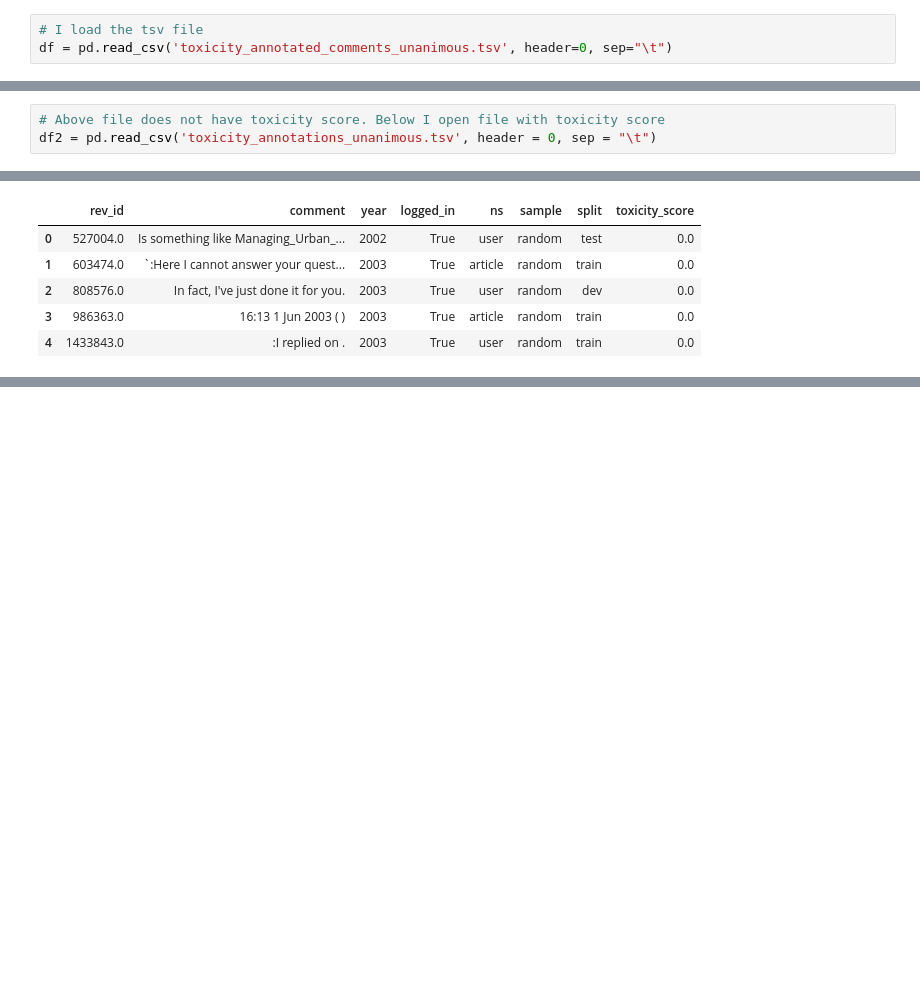
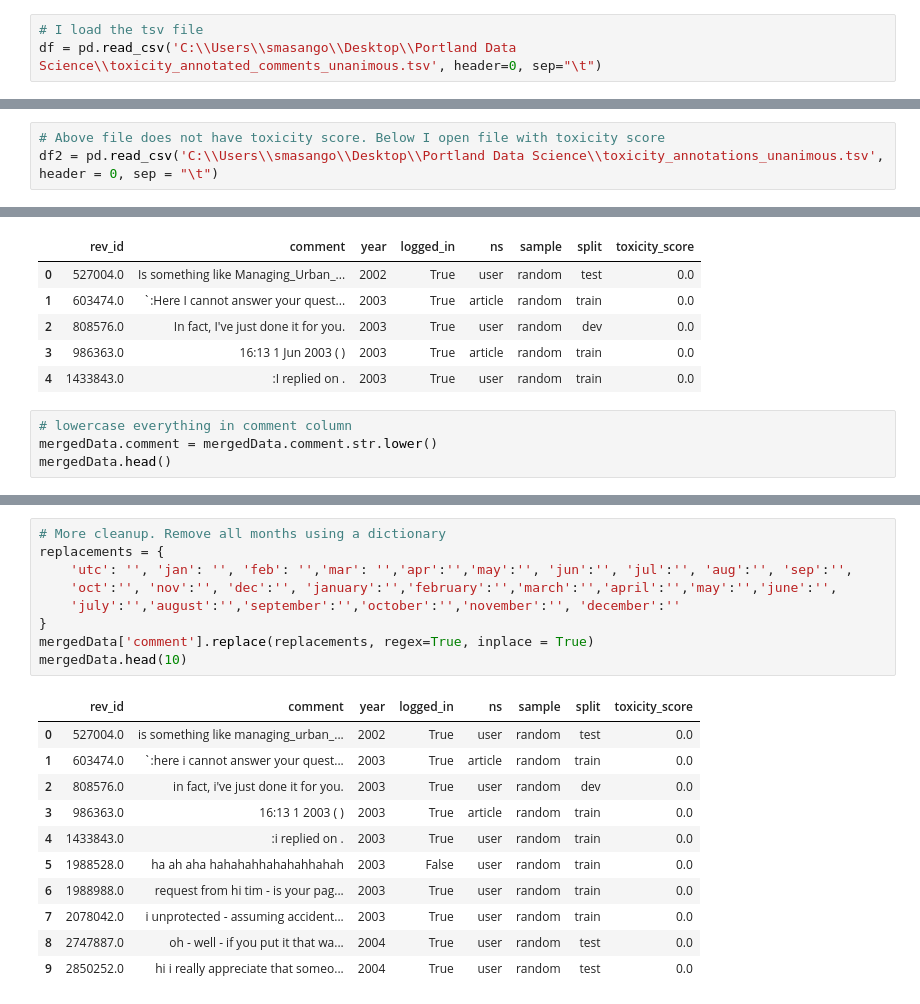
Before and after one commit to ngidingidi/Predicting_Toxicity_NLP_PDS, a Jupyter notebook: toxicity_analysis_pds.ipynb, the cells around one changed output, grey strips where cells are left out. Cells and saved outputs as stored; diff of their text form; blank space fills up the shorter version.

```diff
--- a/toxicity_analysis_pds.ipynb
+++ b/toxicity_analysis_pds.ipynb
@@ -5,7 +5,7 @@ import pandas as pd
 import numpy as np
 # %%
 # I load the tsv file
-df = pd.read_csv('toxicity_annotated_comments_unanimous.tsv', header=0, sep="\t")
+df = pd.read_csv('C:\\Users\\smasango\\Desktop\\Portland Data Science\\toxicity_annotated_comments_unanimous.tsv', header=0, sep="\t")
 # %%
 # display the first few rows
 df.tail()
@@ -35,7 +35,7 @@ df.head()
 | 4 | 1433843.0 | :I replied on . | 2003 | True | user | random | train |
 # %%
 # Above file does not have toxicity score. Below I open file with toxicity score
-df2 = pd.read_csv('toxicity_annotations_unanimous.tsv', header = 0, sep = "\t")
+df2 = pd.read_csv('C:\\Users\\smasango\\Desktop\\Portland Data Science\\toxicity_annotations_unanimous.tsv', header = 0, sep = "\t")
 # %%
 df2.head(11)
 # %% [output]
@@ -82,3 +82,7 @@ mergedData.head()
 | 2 | 808576.0 | In fact, I've just done it for you. | 2003 | True | user | random | dev | 0.0 |
 | 3 | 986363.0 | 16:13 1 Jun 2003 ( ) | 2003 | True | article | random | train | 0.0 |
 | 4 | 1433843.0 | :I replied on . | 2003 | True | user | random | train | 0.0 |
+# %%
+# lowercase everything in comment column
+mergedData.comment = mergedData.comment.str.lower()
+mergedData.head()
@@ -84,0 +96,21 @@ mergedData.head()
+# %%
+# More cleanup. Remove all months using a dictionary
+replacements = {
+    'utc': '', 'jan': '', 'feb': '','mar': '','apr':'','may':'', 'jun':'', 'jul':'', 'aug':'', 'sep':'',
+    'oct':'', 'nov':'', 'dec':'', 'january':'','february':'','march':'','april':'','may':'','june':'',
+    'july':'','august':'','september':'','october':'','november':'', 'december':''
+}
+mergedData['comment'].replace(replacements, regex=True, inplace = True)
+mergedData.head(10)
+# %% [output]
+|  | rev_id | comment | year | logged_in | ns | sample | split | toxicity_score |
+| 0 | 527004.0 | is something like managing_urban_... | 2002 | True | user | random | test | 0.0 |
+| 1 | 603474.0 | `:here i cannot answer your quest... | 2003 | True | article | random | train | 0.0 |
+| 2 | 808576.0 | in fact, i've just done it for you. | 2003 | True | user | random | dev | 0.0 |
+| 3 | 986363.0 | 16:13 1 2003 ( ) | 2003 | True | article | random | train | 0.0 |
+| 4 | 1433843.0 | :i replied on . | 2003 | True | user | random | train | 0.0 |
+| 5 | 1988528.0 | ha ah aha hahahahhahahahhahah | 2003 | False | user | random | train | 0.0 |
+| 6 | 1988988.0 | request from hi tim - is your pag... | 2003 | True | user | random | train | 0.0 |
+| 7 | 2078042.0 | i unprotected - assuming accident... | 2003 | True | user | random | train | 0.0 |
+| 8 | 2747887.0 | oh - well - if you put it that wa... | 2004 | True | user | random | test | 0.0 |
+| 9 | 2850252.0 | hi i really appreciate that someo... | 2004 | True | user | random | test | 0.0 |
```
Also changed, not shown: parts of 17 cells of this notebook.
